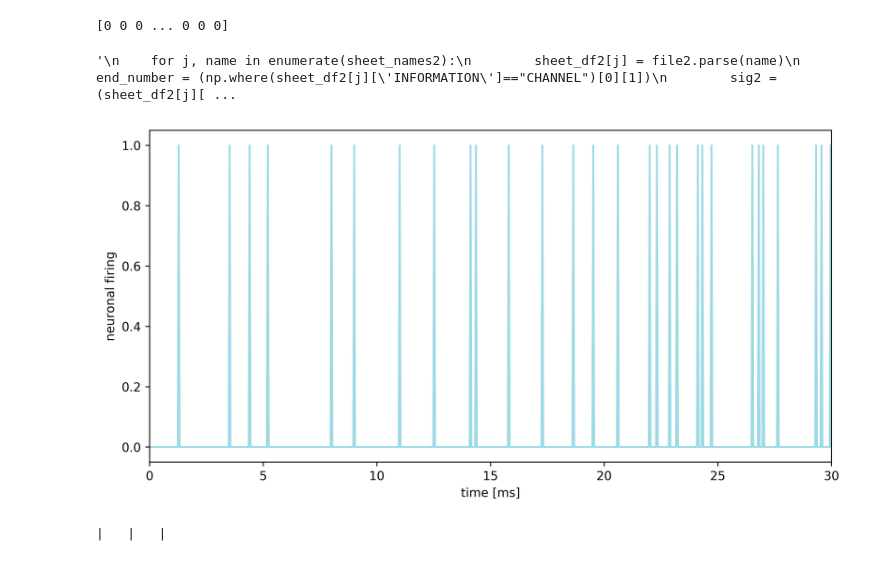
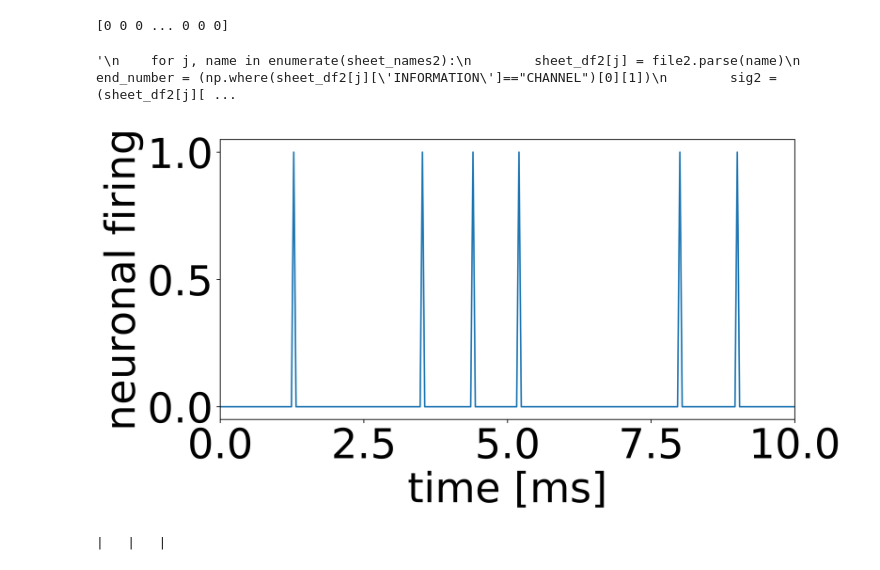
Before and after one commit to kitada4010/sbc, a Jupyter notebook: python/jupyter/Untitled17-Copy1.ipynb, the cells around one changed output. Saved outputs shown, nothing was run; the diff lists cells and outputs as text; code cells hidden in the pictures.

```diff
--- a/python/jupyter/Untitled17-Copy1.ipynb
+++ b/python/jupyter/Untitled17-Copy1.ipynb
@@ -16,7 +16,7 @@ time_leng = 1
 sheet_df1 = file1.parse(file1.sheet_names, header=None)
 sheet_df2 = file2.parse(file2.sheet_names, header=None)
 
-cmap = plt.get_cmap("tab20")
+#cmap = plt.get_cmap("tab20")
 
 sheet_names1 = file1.sheet_names
 sheet_names2 = file2.sheet_names
@@ -38,11 +38,15 @@ for i, name in enumerate(sheet_names1):
     #print(psth)
 
 fig = plt.figure(figsize=(10, 5), dpi=600)
-plt.plot(x/25, psth,  color=cmap(i))
+plt.rcParams["font.size"] = 40
+plt.plot(x/25, psth)#,  color=cmap(i))
 plt.xlabel("time [ms]")
 plt.ylabel("neuronal firing")
-plt.xlim(0, 30)
-plt.savefig("./info_graph/firing")
+plt.xlim(0, 10)
+#plt.tick_params(fontsize = 40)
+#plt.rcParams["font.size"] = 40
+#plt.tight_layout()
+plt.savefig("./info_graph/firing", bbox_inches='tight')
 print(psth)
 #plt.show()
 """
@@ -59,34 +63,34 @@ print(psth)
         plt.subplots_adjust(wspace=0.4, hspace=0.6)
         plt.subplot(4, 1, 1)
         plt.ylabel("sig"+str(i))
         plt.plot(sig1)
         plt.subplot(4, 1, 2)
         plt.ylabel("sig"+str(j))
         plt.plot(sig2, color="g")
 
         plt.subplot(4, 1, 3)
         plt.ylabel("fit")
         plt.plot(np.arange(len(sig1)), sig1)
         plt.plot(np.arange(len(sig2)) + estimated_delay, sig2 )
         plt.xlim([0, len(sig1)])
 
         plt.subplot(4, 1, 4)
         plt.ylabel("corr")
         plt.plot(np.arange(len(corr)) - len(sig2) + 1, corr, color="r")
         plt.xlim([0, len(sig1)])
         plt.show()
         print(i,j)
         #plt.savefig("./image2/"+ str(i) +"_"+ str(j) +".png")
 
 
 file1.close()
 file2.close()
 #time_file.close()
 """
 # %% [output]
 [0 0 0 ... 0 0 0]
 '\n    for j, name in enumerate(sheet_names2):\n        sheet_df2[j] = file2.parse(name)\n        end_number = (np.where(sheet_df2[j][\'INFORMATION\']=="CHANNEL")[0][1])\n        sig2 = (sheet_df2[j][ ...
-[figure, old version]
+[figure, new version]
 # %%
 # %% [output]
 |   |   |
```
Also changed, not shown: 2 other files.
